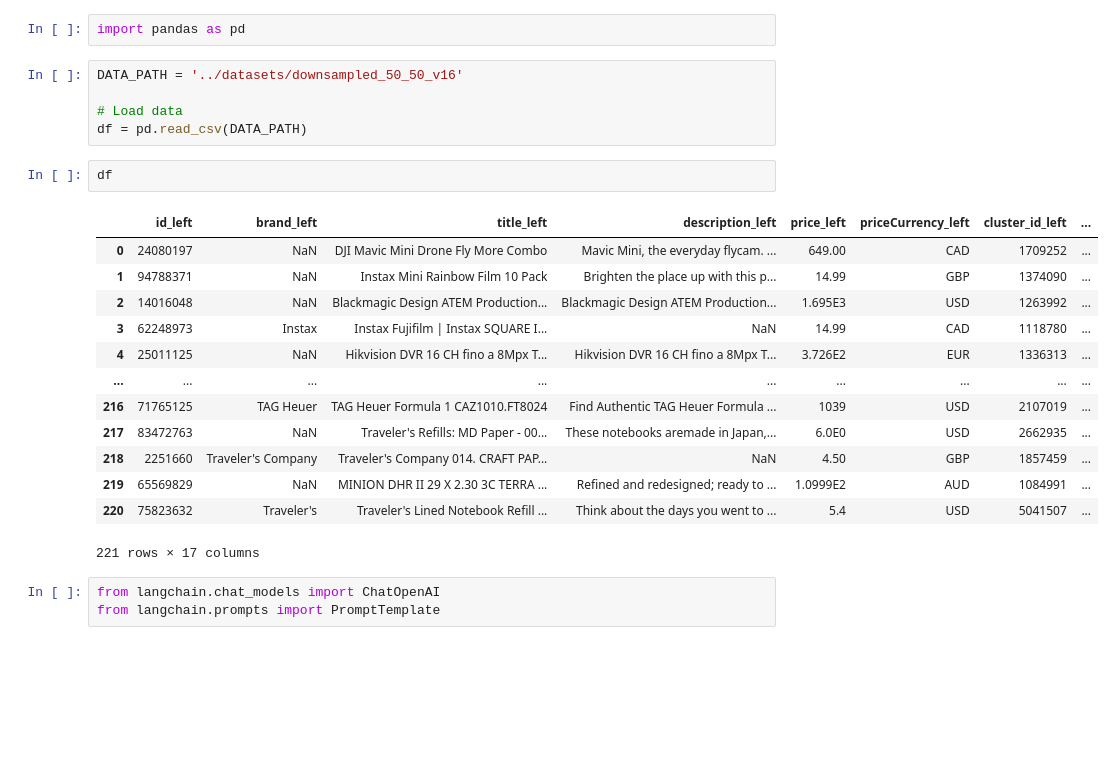
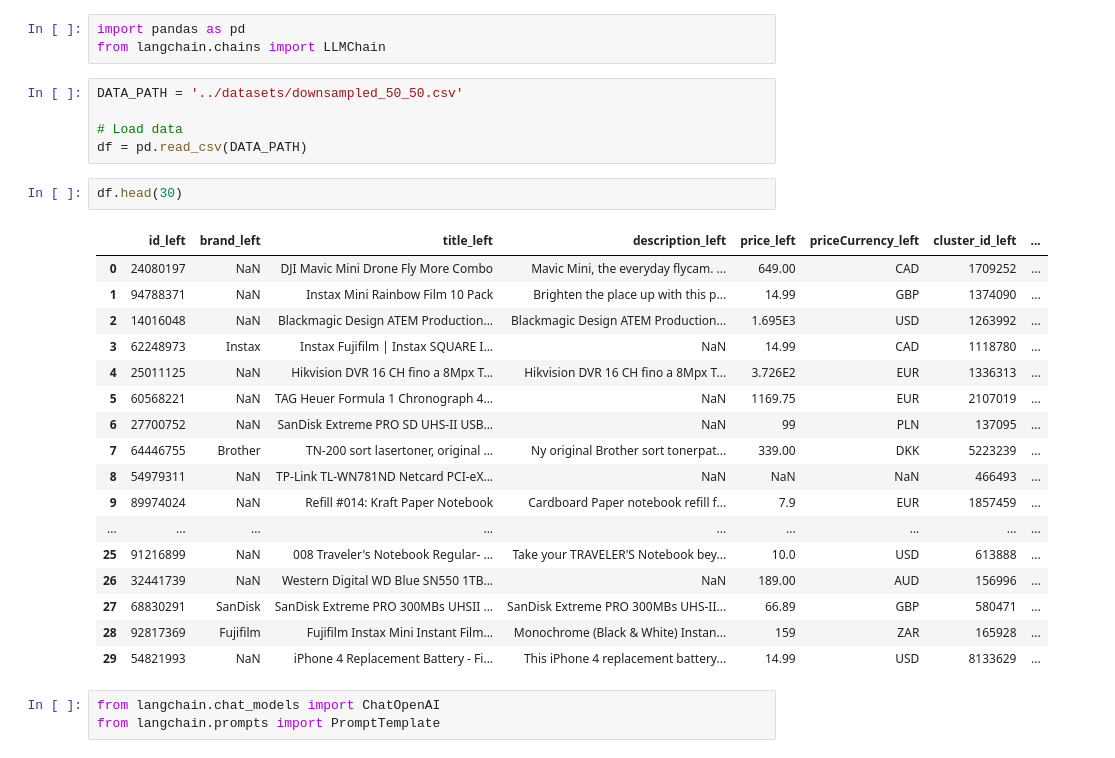
Before and after one commit to paulburkhardt/Entity-Matching-With-LLMs, a Jupyter notebook: notebooks/pipeline.ipynb, the cells around one changed output. Saved outputs shown, nothing was run; the diff lists cells and outputs as text; blank space fills up the shorter version.

```diff
--- a/notebooks/pipeline.ipynb
+++ b/notebooks/pipeline.ipynb
@@ -1,26 +1,31 @@
 # %%
 import pandas as pd
+from langchain.chains import LLMChain
 # %%
-DATA_PATH = '../datasets/downsampled_50_50_v16'
+DATA_PATH = '../datasets/downsampled_50_50.csv'
 
 # Load data
 df = pd.read_csv(DATA_PATH)
 # %%
-df
+df.head(30)
 # %% [output]
 |  | id_left | brand_left | title_left | description_left | price_left | priceCurrency_left | cluster_id_left | ... |
 | 0 | 24080197 | NaN | DJI Mavic Mini Drone Fly More Combo | Mavic Mini, the everyday flycam. ... | 649.00 | CAD | 1709252 | ... |
 | 1 | 94788371 | NaN | Instax Mini Rainbow Film 10 Pack | Brighten the place up with this p... | 14.99 | GBP | 1374090 | ... |
 | 2 | 14016048 | NaN | Blackmagic Design ATEM Production... | Blackmagic Design ATEM Production... | 1.695E3 | USD | 1263992 | ... |
 | 3 | 62248973 | Instax | Instax Fujifilm | Instax SQUARE I... | NaN | 14.99 | CAD | 1118780 | ... |
 | 4 | 25011125 | NaN | Hikvision DVR 16 CH fino a 8Mpx T... | Hikvision DVR 16 CH fino a 8Mpx T... | 3.726E2 | EUR | 1336313 | ... |
+| 5 | 60568221 | NaN | TAG Heuer Formula 1 Chronograph 4... | NaN | 1169.75 | EUR | 2107019 | ... |
+| 6 | 27700752 | NaN | SanDisk Extreme PRO SD UHS-II USB... | NaN | 99 | PLN | 137095 | ... |
+| 7 | 64446755 | Brother | TN-200 sort lasertoner, original ... | Ny original Brother sort tonerpat... | 339.00 | DKK | 5223239 | ... |
+| 8 | 54979311 | NaN | TP-Link TL-WN781ND Netcard PCI-eX... | NaN | NaN | NaN | 466493 | ... |
+| 9 | 89974024 | NaN | Refill #014: Kraft Paper Notebook | Cardboard Paper notebook refill f... | 7.9 | EUR | 1857459 | ... |
 | ... | ... | ... | ... | ... | ... | ... | ... | ... |
-| 216 | 71765125 | TAG Heuer | TAG Heuer Formula 1 CAZ1010.FT8024 | Find Authentic TAG Heuer Formula ... | 1039 | USD | 2107019 | ... |
-| 217 | 83472763 | NaN | Traveler's Refills: MD Paper - 00... | These notebooks aremade in Japan,... | 6.0E0 | USD | 2662935 | ... |
-| 218 | 2251660 | Traveler's Company | Traveler's Company 014. CRAFT PAP... | NaN | 4.50 | GBP | 1857459 | ... |
-| 219 | 65569829 | NaN | MINION DHR II 29 X 2.30 3C TERRA ... | Refined and redesigned; ready to ... | 1.0999E2 | AUD | 1084991 | ... |
-| 220 | 75823632 | Traveler's | Traveler's Lined Notebook Refill ... | Think about the days you went to ... | 5.4 | USD | 5041507 | ... |
+| 25 | 91216899 | NaN | 008 Traveler's Notebook Regular- ... | Take your TRAVELER'S Notebook bey... | 10.0 | USD | 613888 | ... |
+| 26 | 32441739 | NaN | Western Digital WD Blue SN550 1TB... | NaN | 189.00 | AUD | 156996 | ... |
+| 27 | 68830291 | SanDisk | SanDisk Extreme PRO 300MBs UHSII ... | SanDisk Extreme PRO 300MBs UHS-II... | 66.89 | GBP | 580471 | ... |
+| 28 | 92817369 | Fujifilm | Fujifilm Instax Mini Instant Film... | Monochrome (Black & White) Instan... | 159 | ZAR | 165928 | ... |
+| 29 | 54821993 | NaN | iPhone 4 Replacement Battery - Fi... | This iPhone 4 replacement battery... | 14.99 | USD | 8133629 | ... |
-221 rows × 17 columns
 # %%
 from langchain.chat_models import ChatOpenAI
 from langchain.prompts import PromptTemplate
```
Also changed, not shown: parts of 9 cells of this notebook, 8 other files.
